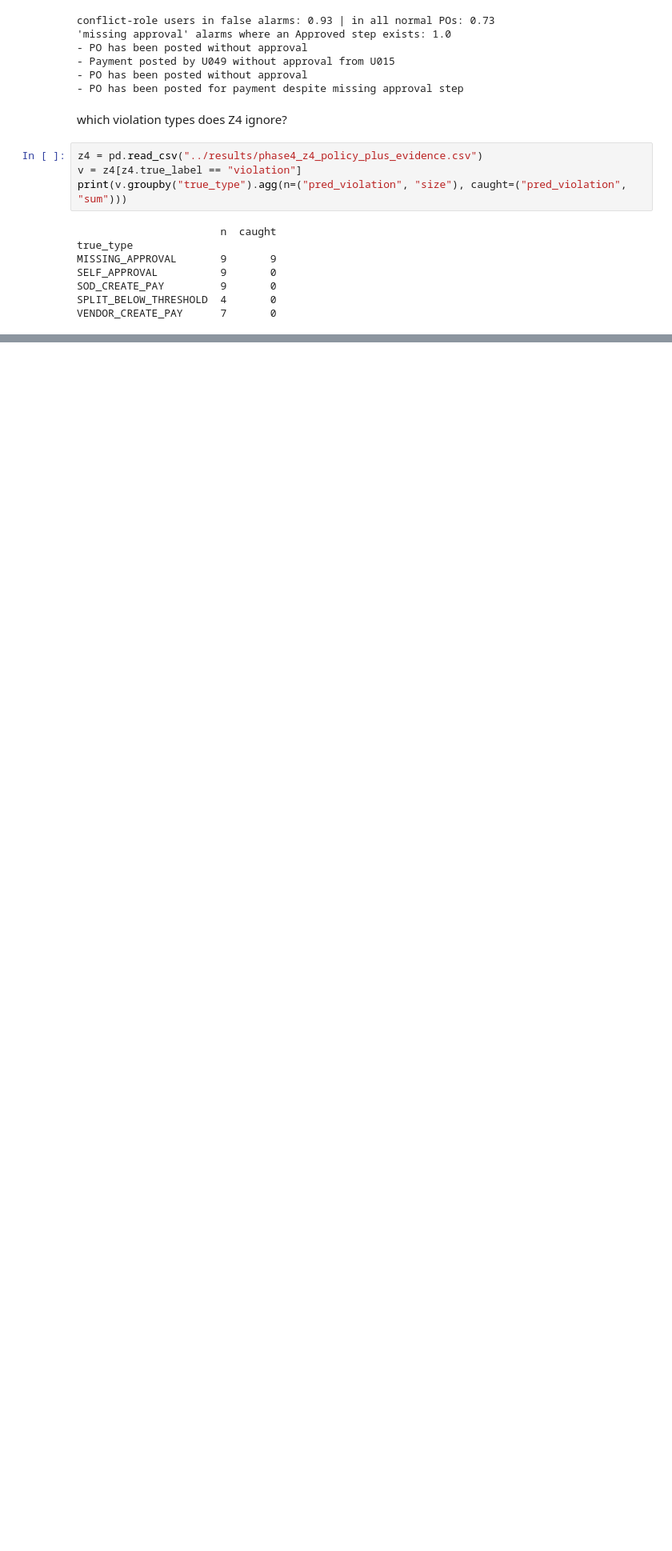
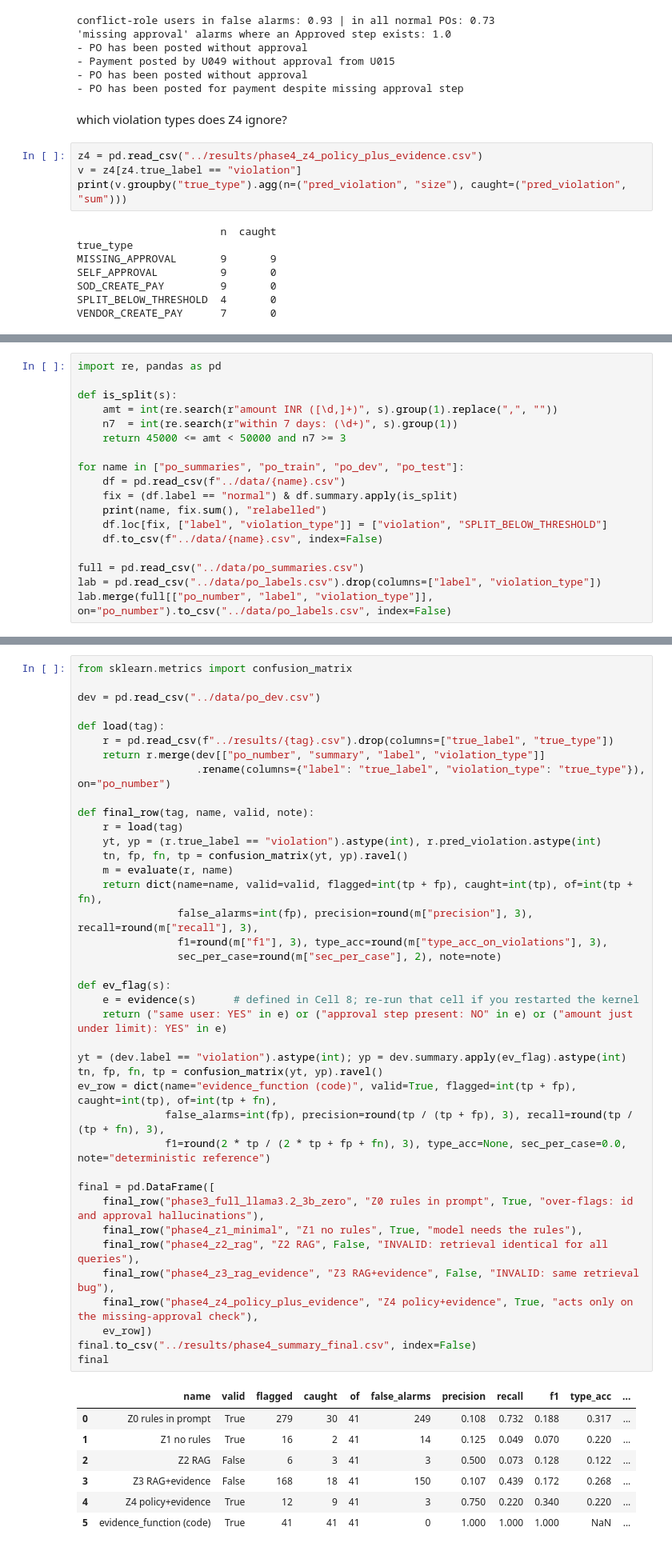
Before and after one commit to deypriyanshuwork-alt/accessguard, a Jupyter notebook: notebooks/04_rag_clustering.ipynb, the cells around one changed output, grey strips where cells are left out. Shown at 80% size. Cells and saved outputs as stored; diff of their text form; blank space fills up the shorter version.

```diff
--- a/notebooks/04_rag_clustering.ipynb
+++ b/notebooks/04_rag_clustering.ipynb
@@ -471,0 +474,18 @@ VENDOR_CREATE_PAY      7       0
+# %%
+import re, pandas as pd
+
+def is_split(s):
+    amt = int(re.search(r"amount INR ([\d,]+)", s).group(1).replace(",", ""))
+    n7  = int(re.search(r"within 7 days: (\d+)", s).group(1))
+    return 45000 <= amt < 50000 and n7 >= 3
+
+for name in ["po_summaries", "po_train", "po_dev", "po_test"]:
+    df = pd.read_csv(f"../data/{name}.csv")
+    fix = (df.label == "normal") & df.summary.apply(is_split)
+    print(name, fix.sum(), "relabelled")
+    df.loc[fix, ["label", "violation_type"]] = ["violation", "SPLIT_BELOW_THRESHOLD"]
+    df.to_csv(f"../data/{name}.csv", index=False)
+
+full = pd.read_csv("../data/po_summaries.csv")
+lab = pd.read_csv("../data/po_labels.csv").drop(columns=["label", "violation_type"])
+lab.merge(full[["po_number", "label", "violation_type"]], on="po_number").to_csv("../data/po_labels.csv", index=False)
@@ -471,0 +499,47 @@ VENDOR_CREATE_PAY      7       0
+# %%
+from sklearn.metrics import confusion_matrix
+
+dev = pd.read_csv("../data/po_dev.csv")
+
+def load(tag):
+    r = pd.read_csv(f"../results/{tag}.csv").drop(columns=["true_label", "true_type"])
+    return r.merge(dev[["po_number", "summary", "label", "violation_type"]]
+                   .rename(columns={"label": "true_label", "violation_type": "true_type"}), on="po_number")
+
+def final_row(tag, name, valid, note):
+    r = load(tag)
+    yt, yp = (r.true_label == "violation").astype(int), r.pred_violation.astype(int)
+    tn, fp, fn, tp = confusion_matrix(yt, yp).ravel()
+    m = evaluate(r, name)
+    return dict(name=name, valid=valid, flagged=int(tp + fp), caught=int(tp), of=int(tp + fn),
+                false_alarms=int(fp), precision=round(m["precision"], 3), recall=round(m["recall"], 3),
+                f1=round(m["f1"], 3), type_acc=round(m["type_acc_on_violations"], 3),
+                sec_per_case=round(m["sec_per_case"], 2), note=note)
+
+def ev_flag(s):
+    e = evidence(s)      # defined in Cell 8; re-run that cell if you restarted the kernel
+    return ("same user: YES" in e) or ("approval step present: NO" in e) or ("amount just under limit): YES" in e)
+
+yt = (dev.label == "violation").astype(int); yp = dev.summary.apply(ev_flag).astype(int)
+tn, fp, fn, tp = confusion_matrix(yt, yp).ravel()
+ev_row = dict(name="evidence_function (code)", valid=True, flagged=int(tp + fp), caught=int(tp), of=int(tp + fn),
+              false_alarms=int(fp), precision=round(tp / (tp + fp), 3), recall=round(tp / (tp + fn), 3),
+              f1=round(2 * tp / (2 * tp + fp + fn), 3), type_acc=None, sec_per_case=0.0, note="deterministic reference")
+
+final = pd.DataFrame([
+    final_row("phase3_full_llama3.2_3b_zero", "Z0 rules in prompt", True, "over-flags: id and approval hallucinations"),
+    final_row("phase4_z1_minimal", "Z1 no rules", True, "model needs the rules"),
+    final_row("phase4_z2_rag", "Z2 RAG", False, "INVALID: retrieval identical for all queries"),
+    final_row("phase4_z3_rag_evidence", "Z3 RAG+evidence", False, "INVALID: same retrieval bug"),
+    final_row("phase4_z4_policy_plus_evidence", "Z4 policy+evidence", True, "acts only on the missing-approval check"),
+    ev_row])
+final.to_csv("../results/phase4_summary_final.csv", index=False)
+final
+# %% [output]
+|  | name | valid | flagged | caught | of | false_alarms | precision | recall | f1 | type_acc | ... |
+| 0 | Z0 rules in prompt | True | 279 | 30 | 41 | 249 | 0.108 | 0.732 | 0.188 | 0.317 | ... |
+| 1 | Z1 no rules | True | 16 | 2 | 41 | 14 | 0.125 | 0.049 | 0.070 | 0.220 | ... |
+| 2 | Z2 RAG | False | 6 | 3 | 41 | 3 | 0.500 | 0.073 | 0.128 | 0.122 | ... |
+| 3 | Z3 RAG+evidence | False | 168 | 18 | 41 | 150 | 0.107 | 0.439 | 0.172 | 0.268 | ... |
+| 4 | Z4 policy+evidence | True | 12 | 9 | 41 | 3 | 0.750 | 0.220 | 0.340 | 0.220 | ... |
+| 5 | evidence_function (code) | True | 41 | 41 | 41 | 0 | 1.000 | 1.000 | 1.000 | NaN | ... |
```
Also changed, not shown: parts of 12 cells of this notebook, 1 other file.
